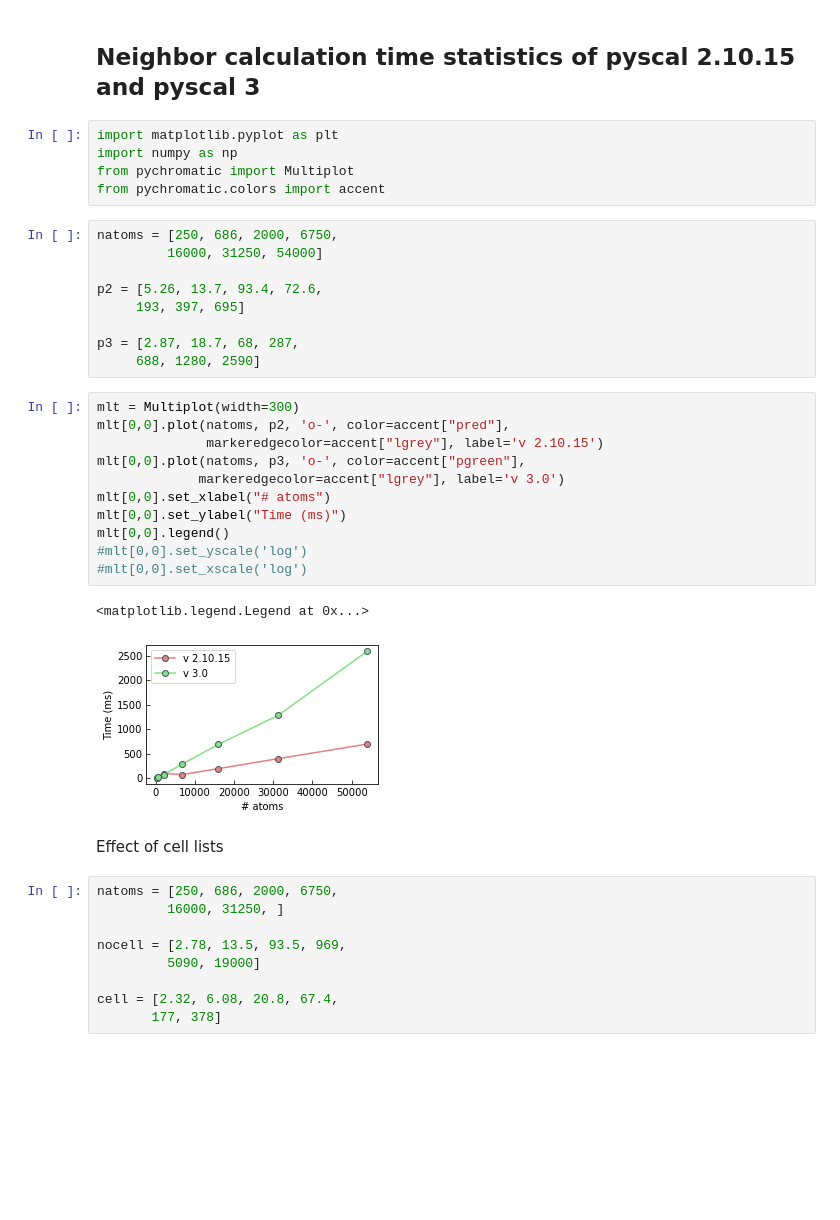
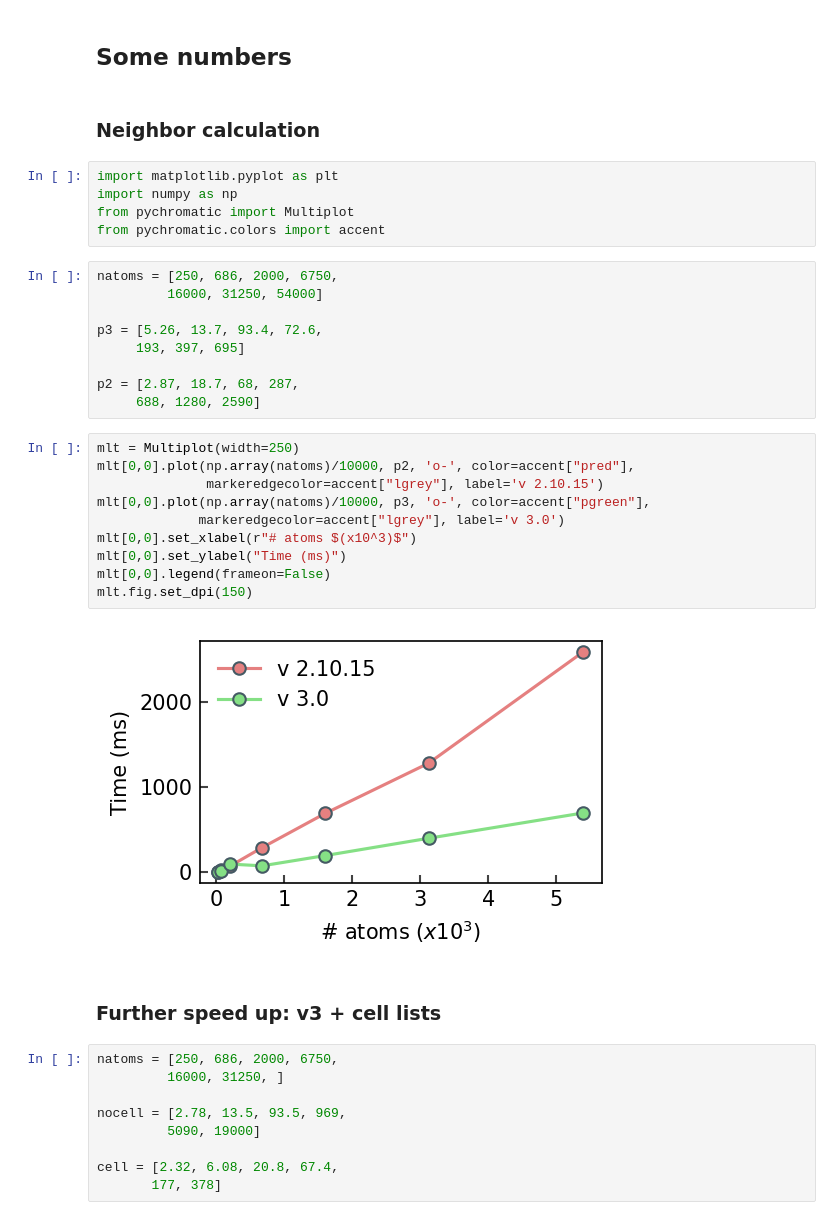
Before and after one commit to pyscal/pyscal, a Jupyter notebook: neighbor_data.ipynb, the cells around one changed output. Saved outputs shown, nothing was run; the diff lists cells and outputs as text; blank space fills up the shorter version.

Commit message:
update neighbor method

```diff
--- a/neighbor_data.ipynb
+++ b/neighbor_data.ipynb
@@ -1,5 +26,7 @@
+# %% [markdown]
+## Some numbers
 # %% [markdown]
-## Neighbor calculation time statistics of pyscal 2.10.15 and pyscal 3
+### Neighbor calculation
 # %%
 import matplotlib.pyplot as plt
 import numpy as np
@@ -9,27 +36,25 @@ from pychromatic.colors import accent
 natoms = [250, 686, 2000, 6750,
          16000, 31250, 54000]
 
-p2 = [5.26, 13.7, 93.4, 72.6,
+p3 = [5.26, 13.7, 93.4, 72.6,
      193, 397, 695]
 
-p3 = [2.87, 18.7, 68, 287,
+p2 = [2.87, 18.7, 68, 287,
      688, 1280, 2590]
 # %%
-mlt = Multiplot(width=300)
-mlt[0,0].plot(natoms, p2, 'o-', color=accent["pred"],
+mlt = Multiplot(width=250)
+mlt[0,0].plot(np.array(natoms)/10000, p2, 'o-', color=accent["pred"],
               markeredgecolor=accent["lgrey"], label='v 2.10.15')
-mlt[0,0].plot(natoms, p3, 'o-', color=accent["pgreen"],
+mlt[0,0].plot(np.array(natoms)/10000, p3, 'o-', color=accent["pgreen"],
              markeredgecolor=accent["lgrey"], label='v 3.0')
-mlt[0,0].set_xlabel("# atoms")
+mlt[0,0].set_xlabel(r"# atoms $(x10^3)$")
 mlt[0,0].set_ylabel("Time (ms)")
-mlt[0,0].legend()
-#mlt[0,0].set_yscale('log')
-#mlt[0,0].set_xscale('log')
+mlt[0,0].legend(frameon=False)
+mlt.fig.set_dpi(150)
 # %% [output]
-<matplotlib.legend.Legend at 0x...>
-[figure, old version]
+[figure, new version]
 # %% [markdown]
-Effect of cell lists
+### Further speed up: v3 + cell lists
 # %%
 natoms = [250, 686, 2000, 6750,
          16000, 31250, ]
```
Also changed, not shown: parts of 11 cells of this notebook, 4 other files.
